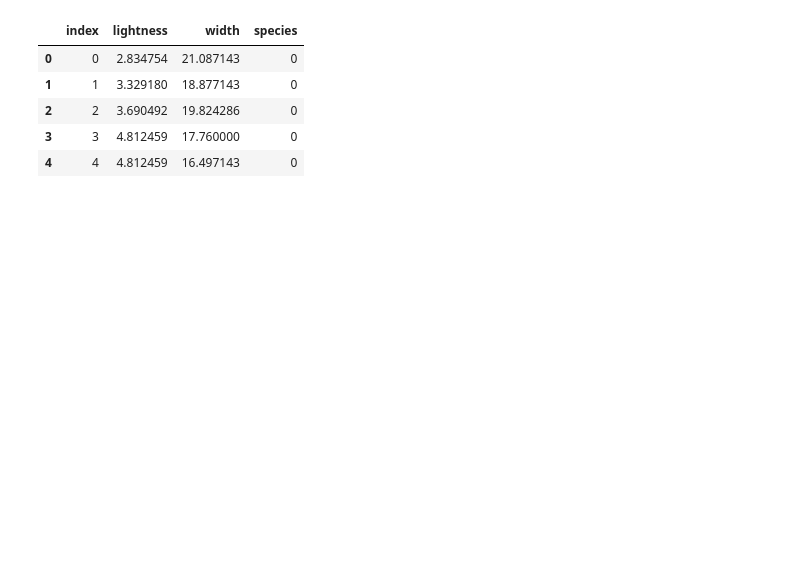
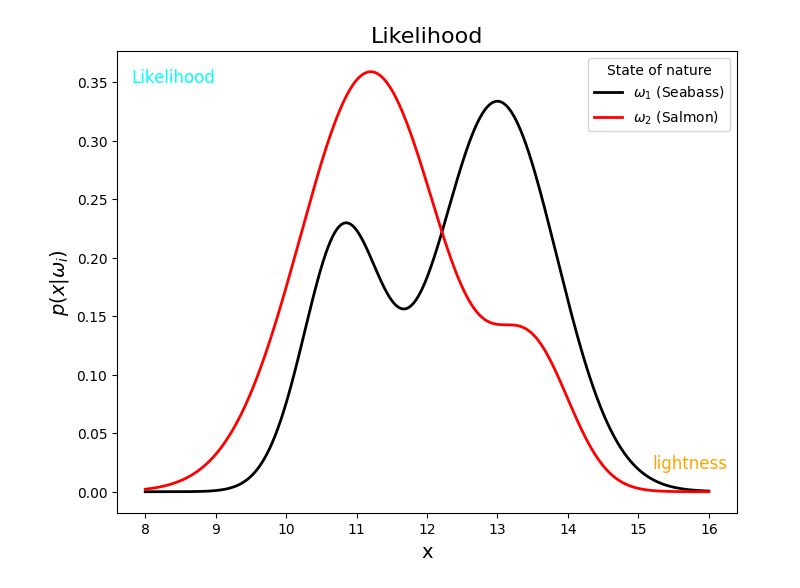
Before and after one commit to trungpycourse/Pattern-Recognition-course, a Jupyter notebook: week3/pr_hw#03A.ipynb, the cells around one changed output. Cells and saved outputs as stored; diff of their text form; code cells hidden in the pictures; blank space fills up the shorter version.

```diff
--- a/week3/pr_hw#03A.ipynb
+++ b/week3/pr_hw#03A.ipynb
@@ -5,11 +4 @@ import pandas as pd
 from scipy.stats import norm
-# %%
-data = pd.read_csv('./data/salmon_seabass.csv')
-data.head()
-# %% [output]
-|  | index | lightness | width | species |
-| 0 | 0 | 2.834754 | 21.087143 | 0 |
-| 1 | 1 | 3.329180 | 18.877143 | 0 |
-| 2 | 2 | 3.690492 | 19.824286 | 0 |
-| 3 | 3 | 4.812459 | 17.760000 | 0 |
-| 4 | 4 | 4.812459 | 16.497143 | 0 |
@@ -17,0 +34,21 @@ lightness = data['lightness'].values
+# %%
+# Plotting
+plt.figure(figsize=(8, 6))
+
+# Plot seabass (ω2)
+plt.plot(x, likelihood_w1, color='black', label=r'$\omega_1$ (Seabass)', linewidth=2)
+# Plot salmon (ω1)
+plt.plot(x, likelihood_w2, color='red', label=r'$\omega_2$ (Salmon)', linewidth=2)
+
+# Customize the plot
+plt.xlabel('x', fontsize=14)
+plt.ylabel(r'$p(x|\omega_i)$', fontsize=14)
+plt.title('Likelihood', fontsize=16)
+plt.text(15.2, 0.02, 'lightness', color='orange', fontsize=12)
+plt.text(7.8, 0.35, 'Likelihood', color='cyan', fontsize=12)
+plt.legend(title='State of nature')
+
+# Show the plot
+plt.show()
+# %% [output]
+[figure, added]
```
Also changed, not shown: parts of 4 cells of this notebook.
